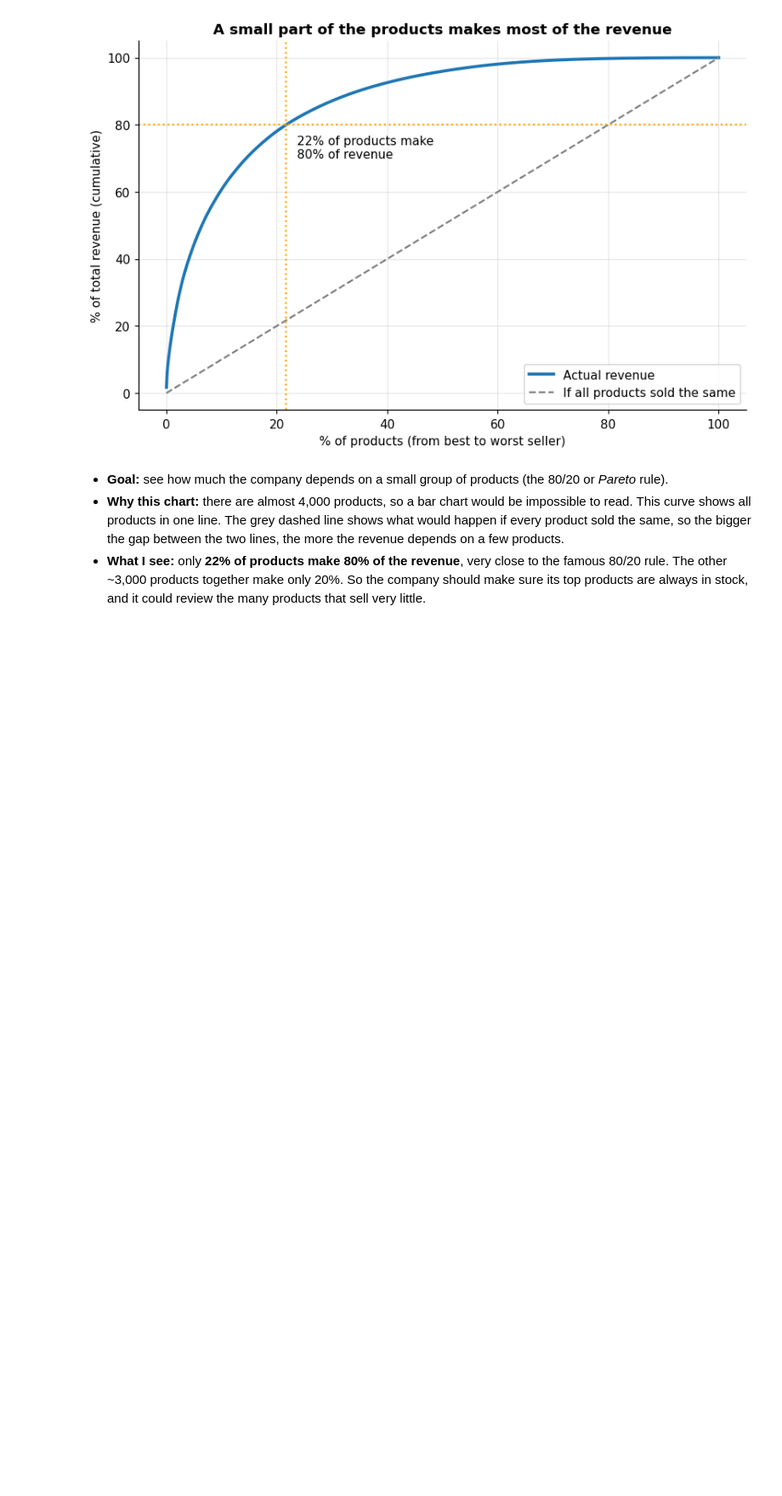
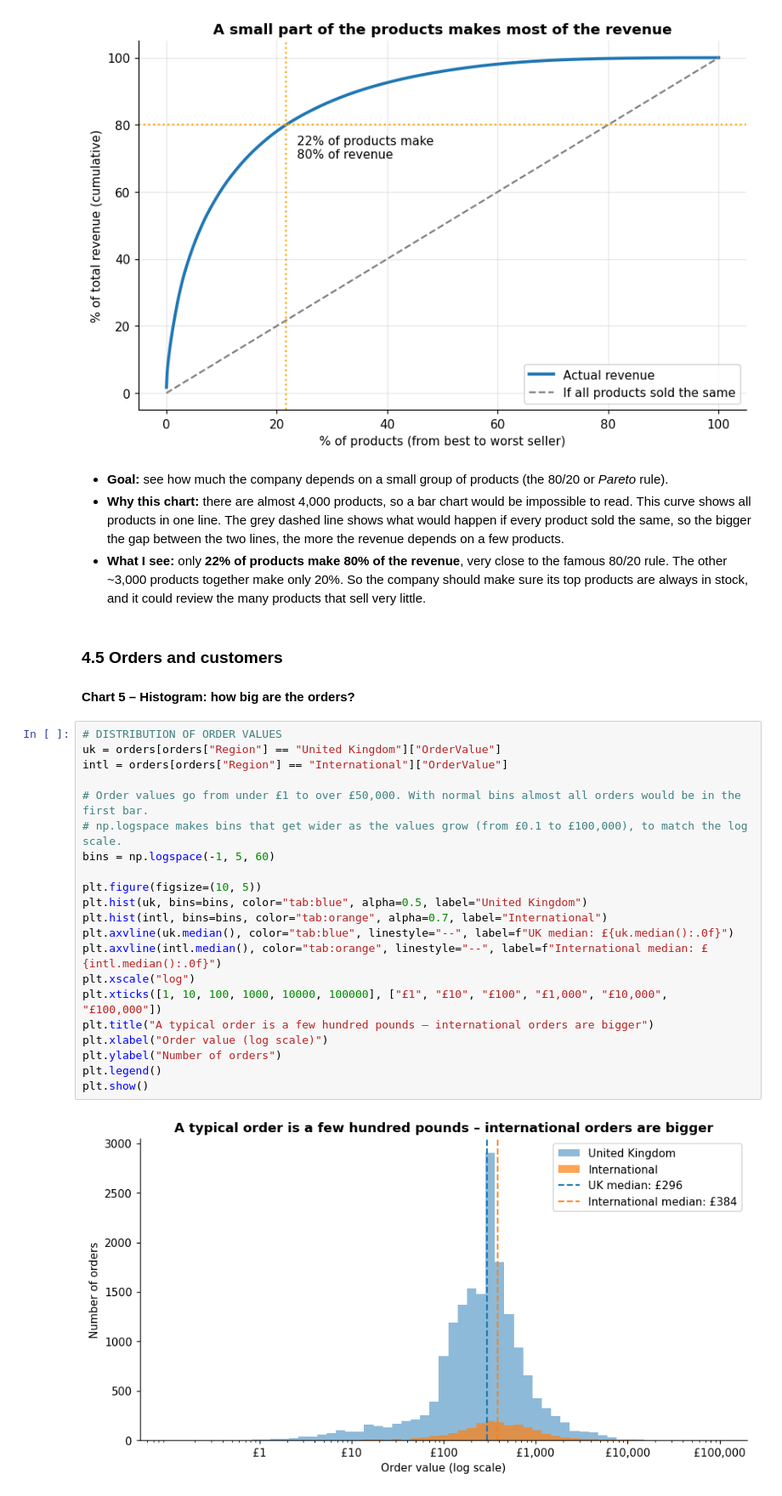
Before and after one commit to 2023357/CA2_Data_Vizualisation, a Jupyter notebook: CA2_Online_Retail.ipynb, the cells around one changed output. Shown at 85% size. Cells and saved outputs as stored; diff of their text form; blank space fills up the shorter version.

Commit message:
Add order, customer and country EDA: histogram, scatter plot, country bars and box plot

```diff
--- a/CA2_Online_Retail.ipynb
+++ b/CA2_Online_Retail.ipynb
@@ -802,3 +802,30 @@ plt.show()
 - **Goal:** see how much the company depends on a small group of products (the 80/20 or *Pareto* rule).
 - **Why this chart:** there are almost 4,000 products, so a bar chart would be impossible to read. This curve shows all products in one line. The grey dashed line shows what would happen if every product sold the same, so the bigger the gap between the two lines, the more the revenue depends on a few products.
 - **What I see:** only **22% of products make 80% of the revenue**, very close to the famous 80/20 rule. The other ~3,000 products together make only 20%. So the company should make sure its top products are always in stock, and it could review the many products that sell very little.
+# %% [markdown]
+### 4.5 Orders and customers
+
+#### Chart 5 – Histogram: how big are the orders?
+# %%
+# DISTRIBUTION OF ORDER VALUES
+uk = orders[orders["Region"] == "United Kingdom"]["OrderValue"]
+intl = orders[orders["Region"] == "International"]["OrderValue"]
+
+# Order values go from under £1 to over £50,000. With normal bins almost all orders would be in the first bar.
+# np.logspace makes bins that get wider as the values grow (from £0.1 to £100,000), to match the log scale.
+bins = np.logspace(-1, 5, 60)
+
+plt.figure(figsize=(10, 5))
+plt.hist(uk, bins=bins, color="tab:blue", alpha=0.5, label="United Kingdom")
+plt.hist(intl, bins=bins, color="tab:orange", alpha=0.7, label="International")
+plt.axvline(uk.median(), color="tab:blue", linestyle="--", label=f"UK median: £{uk.median():.0f}")
+plt.axvline(intl.median(), color="tab:orange", linestyle="--", label=f"International median: £{intl.median():.0f}")
+plt.xscale("log")
+plt.xticks([1, 10, 100, 1000, 10000, 100000], ["£1", "£10", "£100", "£1,000", "£10,000", "£100,000"])
+plt.title("A typical order is a few hundred pounds – international orders are bigger")
+plt.xlabel("Order value (log scale)")
+plt.ylabel("Number of orders")
+plt.legend()
+plt.show()
+# %% [output]
+[figure, added]
```
Also changed, not shown: parts of 11 cells of this notebook.
